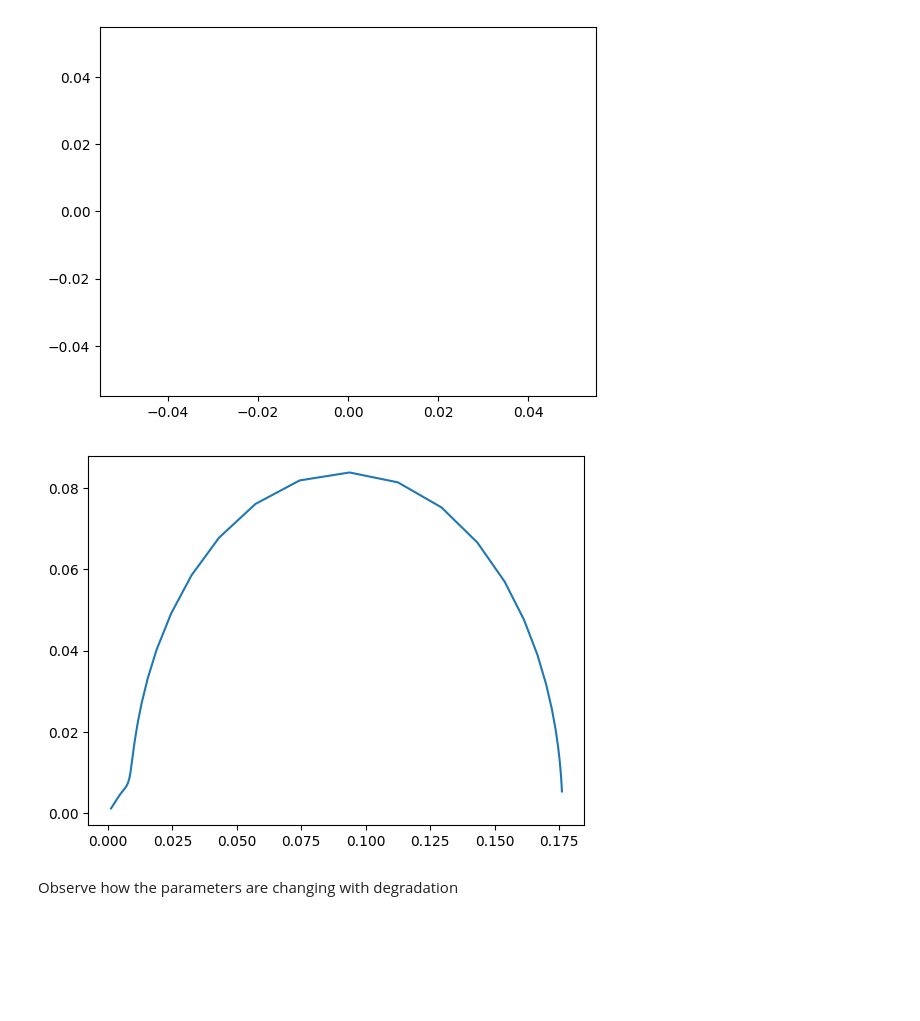
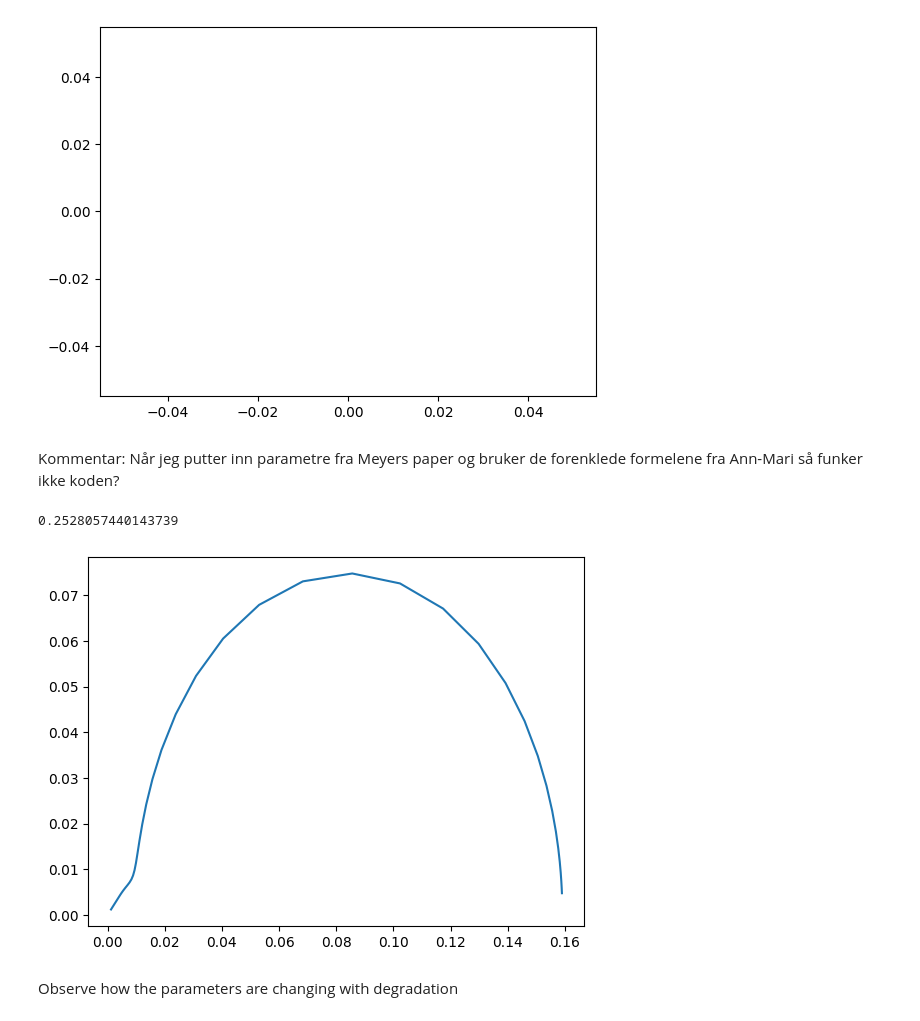
Before and after one commit to samaard2001/EIS-code, a Jupyter notebook: Code/EIS_ECM.ipynb, the cells around one changed output. Cells and saved outputs as stored; diff of their text form; code cells hidden in the pictures; blank space fills up the shorter version.

```diff
--- a/Code/EIS_ECM.ipynb
+++ b/Code/EIS_ECM.ipynb
@@ -351,0 +335,31 @@ Calculate impedance
+# %%
+
+a_parametre = {
+    "R1": R1_a,  # motstand, [ohm.m^2]
+    "C1": params['Negative electrode double-layer capacity [F.m-2]'],  # kapasitans
+    "Rs": params['Positive particle radius [m]'], # partikkelstørrelse
+    "Ds": params['Negative electrode diffusivity [m2.s-1]'],     # diffusjonskoeffisient [m^2.s^-1]
+    "a": a(volume_anode, e_a),  # overflateareal porer/volum electrode [m^-1]
+    "L": params['Negative electrode thickness [m]'],  # tykkelse, elektrode, [m]
+    "K" : params['Electrolyte conductivity [S.m-1]'](c_e, T),  # ledningsevne elektrolytt [S.m^-1]
+    "sigma": params['Negative electrode conductivity [S.m-1]'], # ledningsevne, fast elektrodematerial [S.cm-1]
+    "ebsilon": params['Negative electrode porosity'],     # porositet
+    "-dU_dcs": _dU_dc_a, #[V.m^3.mol-1]
+    }
+
+c_parametre = {
+    "R1": R1_c, #R_ct(i_0_c)*10**4, # R_ct(i_0_c),  # motstand, [ohm.cm^2]
+    "C1": params['Positive electrode double-layer capacity [F.m-2]'],  # kapasitans, [micro.F/cm^2]
+    "Rs": params['Positive particle radius [m]'], # partikkelstørrelse, [micro.m]
+    "Ds": params['Negative electrode diffusivity [m2.s-1]'],     # diffusjonskoeffisient [cm^2.s^-1]
+    "a": a(volume_cathode, e_c),  # overflateareal porer/volum electrode [cm^-1]
+    "L": params['Positive electrode thickness [m]'],  # tykkelse, elektrode, [micro.m]
+    "K" : params['Electrolyte conductivity [S.m-1]'](c_e, T),  # ledningsevne elektrolytt [micro.S.cm^-1]
+    "sigma": params['Positive electrode conductivity [S.m-1]'], # ledningsevne, fast elektrodematerial [S.cm-1]
+    "ebsilon": params['Positive electrode porosity'],     # porositet
+    "-dU_dcs": _dU_dc_c, #[V.cm^3.mol-1]
+    }
+
+print(a_parametre)
+print(c_parametre)
+#params.search('Positive particle surface concentration [mol.m-3]')
@@ -352,6 +415,6 @@ Calculate impedance
 # %%
 def R_part(param):
-    R_part = param['-dU_dcs']*(param['Rs']/(F*param['Ds']))
+    R_part = _dU_dc_a*(param['Rs']/(F*param['Ds']))
     return R_part
 
 def Y_s(param, ang_freq):
@@ -372,7 +435,7 @@ def v(param, Y):
 #ang_freq = 2 * np.pi * frequencies
 #_dU_dc_a = _dU_dc_anode(c_n)
 #print(_dU_dc_a.__dict__['value'])
-#print(R_part(a_parametre))
+print(R_part(a_parametre))
 #Rp = R_part(a_parametre)
 #print(Y_s(a_parametre, ang_freq))
 #Ys = Y_s(a_parametre, ang_freq)
@@ -467,6 +533,8 @@ plt.show()
  nan nan nan nan nan nan nan nan nan nan nan nan nan nan nan nan nan nan
  nan nan nan nan nan nan nan nan nan nan nan nan]
 [figure]
+# %% [markdown]
+Kommentar: Når jeg putter inn parametre fra Meyers paper og bruker de forenklede formelene fra Ann-Mari så funker ikke koden?
 # %%
 
 # Optimizing the difference function for a given data set
@@ -485,7 +553,7 @@ def optimize_diff(i):
         return sum_square_diff
 
     # Convert initial dictionary to list for optimization
-    initial_elems = dict_to_list(test_parametre)
+    initial_elems = dict_to_list(a_parametre)
 
     # Optimization options
     options = {
@@ -496,7 +564,7 @@ def optimize_diff(i):
 
     # Minimize the difference function (optimize parameters)
     opt = minimize(diff_func, initial_elems, args=(exp_real, exp_imag), method='TNC', options=options)
-    opt_elems = list_to_dict(test_parametre, opt.x)
+    opt_elems = list_to_dict(a_parametre, opt.x)
     final_diff = diff_func(opt.x, exp_real, exp_imag)
 
     #print("Final sum of squared difference for dataset", i, ":", final_diff)
@@ -506,14 +574,18 @@ def optimize_diff(i):
 # Example usage: optimize for a specific dataset (choose i from 1 to 5)
 i = 1 # Change i to the desired dataset index
 dic_elems, final_diff, frequencies, list_elems = optimize_diff(i)
+
+print(final_diff)
+# %% [output]
+0.2528057440143739
 # %%
 frequencies = np.array(get_exp_data(1, "")[1])
-Z_init = calc_Z(dict_to_list(a_parametre), frequencies)
+Z = calc_Z(list_elems, frequencies)
 
-plt.plot(Z_init.real, -Z_init.imag)
+plt.plot(Z.real, -Z.imag)
 plt.show()
 # %% [output]
-[figure, old version]
+[figure, new version]
 # %% [markdown]
 Observe how the parameters are changing with degradation
 # %%
```
Also changed, not shown: parts of 36 cells of this notebook.
